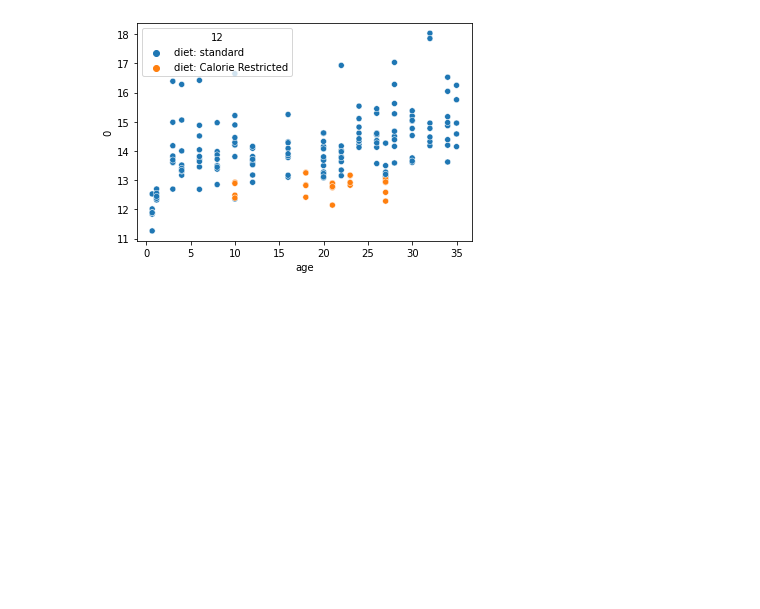
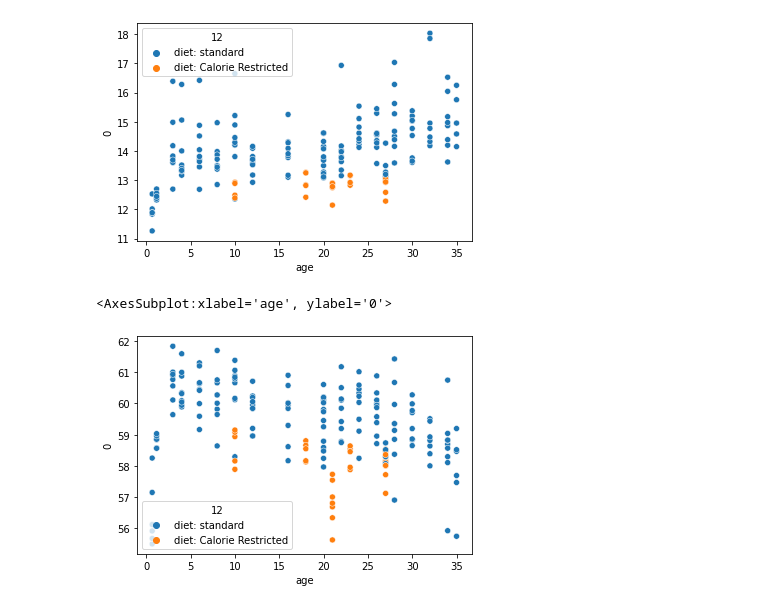
Before and after one commit to moqri/aging_2021, a Jupyter notebook: meth/mice2.ipynb, the cells around one changed output. Cells and saved outputs as stored; diff of their text form; code cells hidden in the pictures; blank space fills up the shorter version.

```diff
--- a/meth/mice2.ipynb
+++ b/meth/mice2.ipynb
@@ -75,3 +87,11 @@ sns.scatterplot(data=dg[dg[0]<20],x='age',y=0,hue=12)
 # %% [output]
 <AxesSubplot:xlabel='age', ylabel='0'>
 [figure]
+# %%
+dff=df[df['2132713']>.5]
+# %%
+dg=pd.concat([dff[~dff.index.isin(mez.index)].mean(),meta[[12,'age']].loc[dff.columns]],1)
+sns.scatterplot(data=dg,x='age',y=0,hue=12)
+# %% [output]
+<AxesSubplot:xlabel='age', ylabel='0'>
+[figure, added]
```
Also changed, not shown: parts of 26 cells of this notebook, 3 other files.
